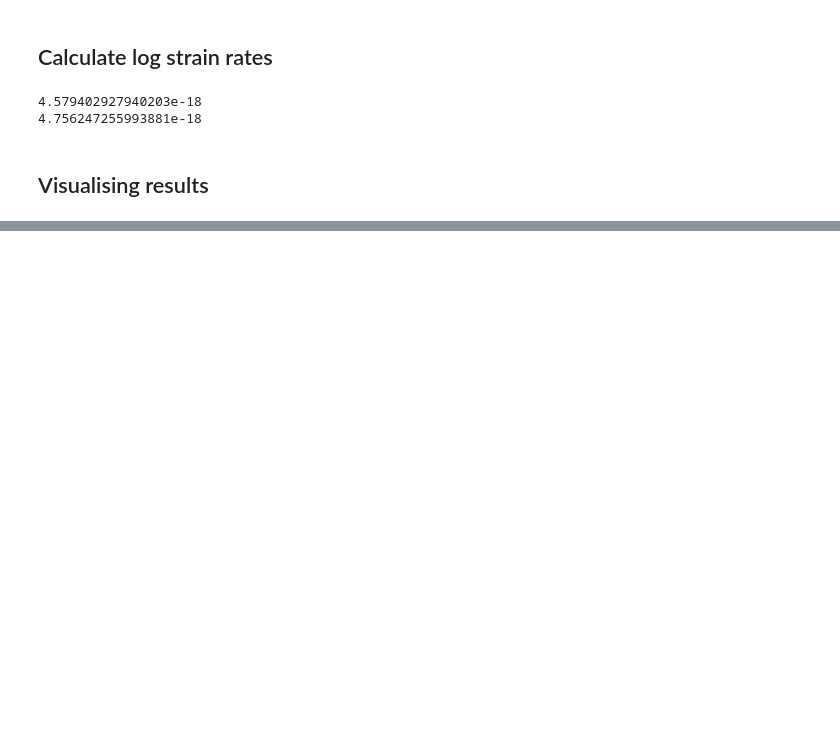
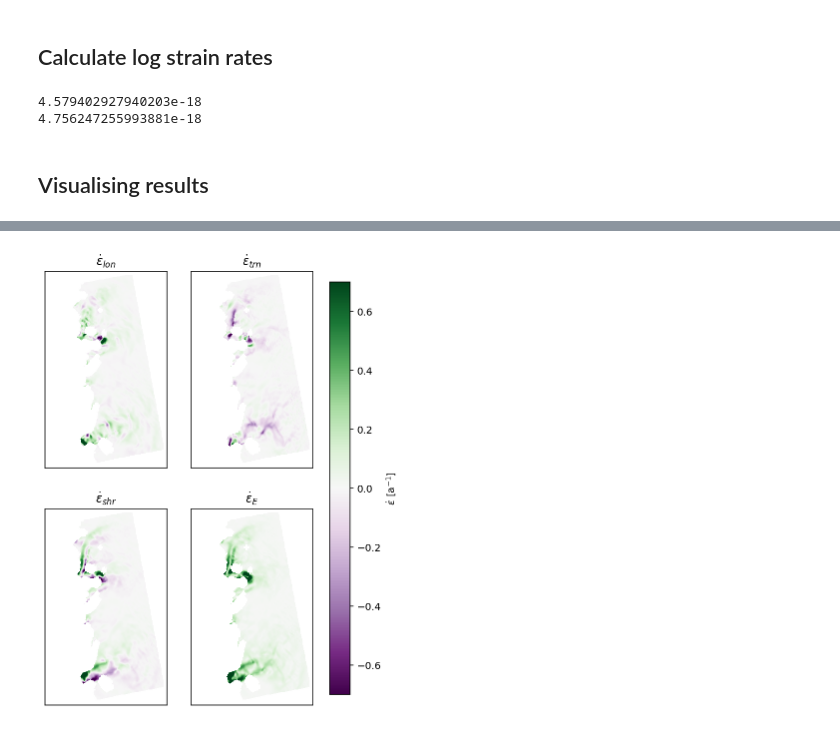
Before and after one commit to trchudley/glacier-strain-tools, a Jupyter notebook: example.ipynb, the cells around one changed output, grey strips where cells are left out. Cells and saved outputs as stored; diff of their text form; code cells hidden in the pictures; blank space fills up the shorter version.

```diff
--- a/example.ipynb
+++ b/example.ipynb
@@ -108,7 +109,8 @@ e_M = 0.5 * (e_1 + e_2) # mean surface-parallel strain rate
 # %% [markdown]
 ## Visualising results
 # %%
-fig, axes = plt.subplots(nrows=2, ncols=2, figsize=(8,8), sharex=True, sharey=True)
+
+fig, axes = plt.subplots(nrows=2, ncols=2, figsize=(6,8), sharex=True, sharey=True)
 
 vmax = 0.7
 
@@ -129 +129,2 @@ plt.show()
+[figure, added]
 # %%
```
Also changed, not shown: parts of 7 cells of this notebook.
